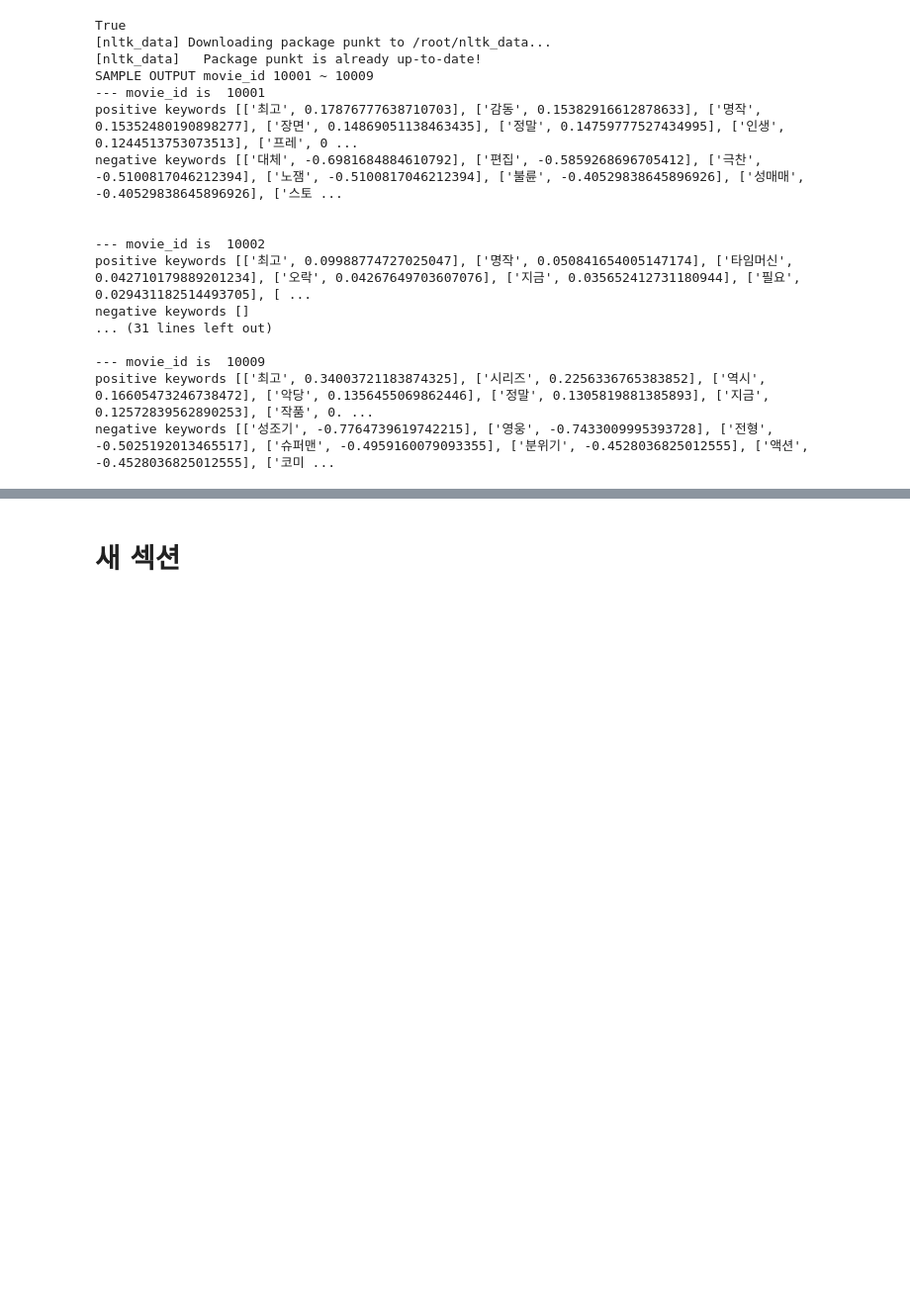
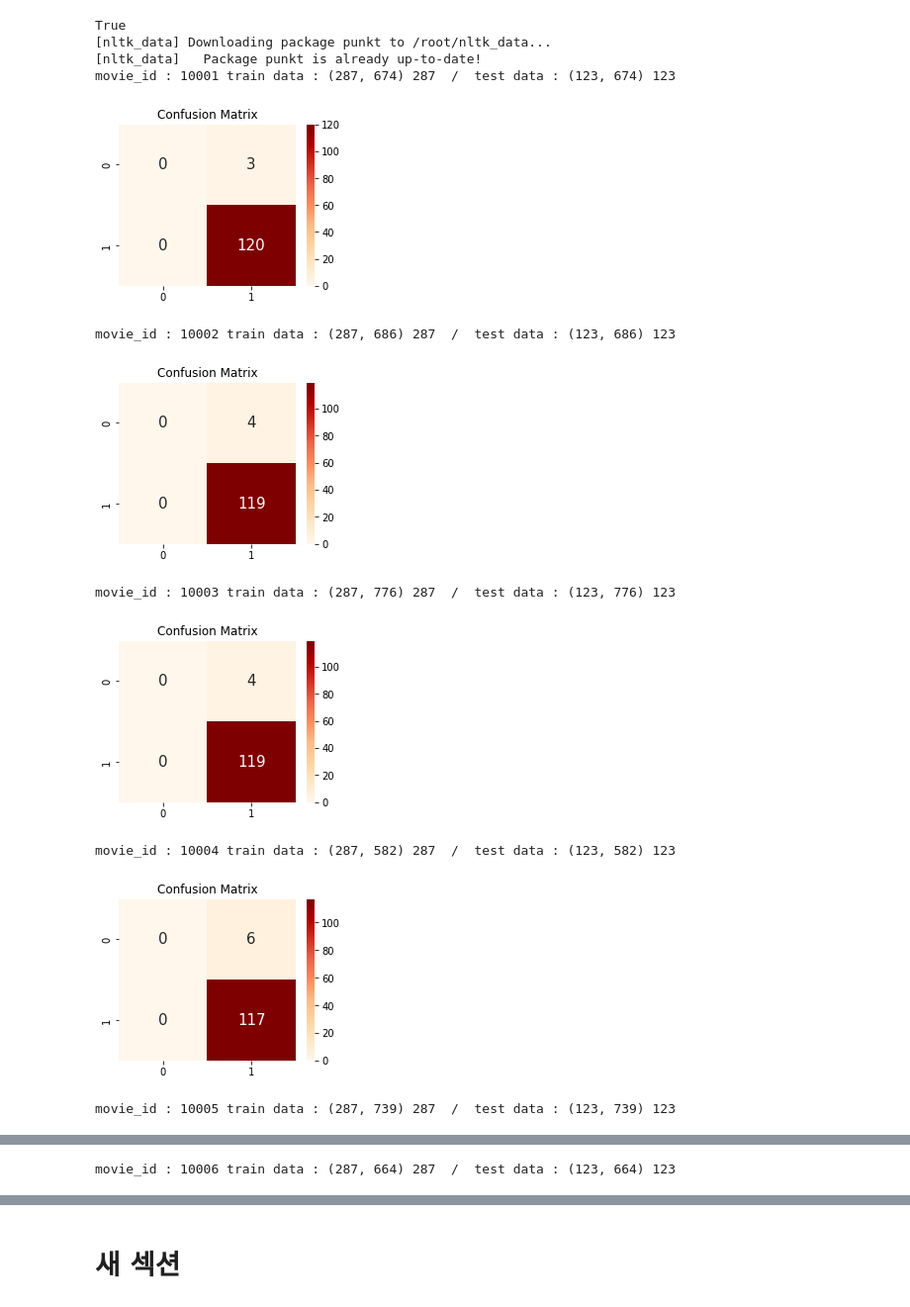
Before and after one commit to nooblette/InformationRetrieval-, a Jupyter notebook: MovieReview_SentimentAnalysis.ipynb, the cells around one changed output, grey strips where cells are left out. Shown at 99% size. Saved outputs shown, nothing was run; the diff lists cells and outputs as text; code cells hidden in the pictures; blank space fills up the shorter version.

```diff
--- a/MovieReview_SentimentAnalysis.ipynb
+++ b/MovieReview_SentimentAnalysis.ipynb
@@ -27,7 +27,7 @@ from konlpy.tag import Okt
 from sklearn.feature_extraction.text import CountVectorizer, TfidfTransformer
 from sklearn.model_selection import train_test_split
 from sklearn.linear_model import LogisticRegression
-from sklearn.metrics import accuracy_score, precision_score
+from sklearn.metrics import accuracy_score, precision_score, confusion_matrix
 
 import warnings
 warnings.filterwarnings('ignore')
@@ -68,9 +68,13 @@ for i in range(10001, 10010):
     # ***************************** #
     # ****** 데이터 가져오기 ****** #
     # ***************************** #
-    with urlopen("https://raw.githubusercontent.com/e9t/nsmc/master/raw/" + movie_id + ".json") as url:
-      review_json_file = url.read()
-      review_json = json.loads(review_json_file.decode('utf-8'))
+    with urlopen("https://raw.githubusercontent.com/e9t/nsmc/master/raw/" + movie_id + ".json") as url1, urlopen("https://raw.githubusercontent.com/nooblette/SentimentAnalysis/main/new_review_data/jsonfile_raw/" + movie_id + ".json") as url2:
+      review_json_file1 = url1.read()
+      review_json = json.loads(review_json_file1.decode('utf-8'))
+
+      review_json_file2 = url2.read()
+      review_json += json.loads(review_json_file2)
+
       # review, rating, movie_id = review_json[idx]['review'], review_json[idx]['rating'], review_json[idx]['movie_id']
 
       vect = CountVectorizer(tokenizer = lambda x: text_cleaning(x))
@@ -106,8 +110,9 @@ for i in range(10001, 10010):
       x_train, x_test, y_train, y_test = train_test_split(x, y, test_size = 0.3, random_state=1)
 
       # train, test data set size 확인
-      # print("train data : ", x_train.shape, len(y_train), end="  /  ")
-      # print("test data : ", x_test.shape, len(y_test))
+      print("movie_id :", movie_id, end = ' ')
+      print("train data :", x_train.shape, len(y_train), end="  /  ")
+      print("test data :", x_test.shape, len(y_test))
 
 
 
@@ -131,6 +136,12 @@ for i in range(10001, 10010):
       #print('accuracy: %.2f' % accuracy_score(y_test, y_pred))
       #print('precision: %.2f' % precision_score(y_test, y_pred))
 
+      confu = confusion_matrix(y_true = y_test, y_pred = y_pred)
+
+      plt.figure(figsize=(4, 3))
+      sns.heatmap(confu, annot=True, annot_kws={'size':15}, cmap='OrRd', fmt='.10g')
+      plt.title('Confusion Matrix')
+      plt.show()
 
 
       # ***************************************** #
@@ -161,44 +172,39 @@ for i in range(10001, 10010):
   except HTTPError as e:
     continue
 
 print("SAMPLE OUTPUT movie_id 10001 ~ 10009")
 for i in range(10001, 10010):
   i = str(i)
   print('--- movie_id is ', i)
   print('positive keywords', movie_id_feeling_keywords[i]['positive'])
   print('negative keywords', movie_id_feeling_keywords[i]['negative'])
   print('\n')
 
 f = open("output.txt", "w", encoding = 'utf-8')
 
 for movie_id, keywords in movie_id_feeling_keywords.items():
   positive = keywords['positive']
   negative = keywords['negative']
   f.write(f'{movie_id} : {positive}, {negative}\n')
 
 f.close()
 
 
 # References
 # https://hyemin-kim.github.io/2020/08/29/E-Python-TextMining-2/
 # https://rfriend.tistory.com/475
 # https://www.ranks.nl/stopwords/korean
 # https://shakeratos.tistory.com/18
 # %% [output]
 True
 [nltk_data] Downloading package punkt to /root/nltk_data...
 [nltk_data]   Package punkt is already up-to-date!
-SAMPLE OUTPUT movie_id 10001 ~ 10009
---- movie_id is  10001
-positive keywords [['최고', 0.17876777638710703], ['감동', 0.15382916612878633], ['명작', 0.15352480190898277], ['장면', 0.14869051138463435], ['정말', 0.14759777527434995], ['인생', 0.1244513753073513], ['프레', 0 ...
-negative keywords [['대체', -0.6981684884610792], ['편집', -0.5859268696705412], ['극찬', -0.5100817046212394], ['노잼', -0.5100817046212394], ['불륜', -0.40529838645896926], ['성매매', -0.40529838645896926], ['스토 ...
-
-
---- movie_id is  10002
-positive keywords [['최고', 0.09988774727025047], ['명작', 0.050841654005147174], ['타임머신', 0.042710179889201234], ['오락', 0.04267649703607076], ['지금', 0.035652412731180944], ['필요', 0.029431182514493705], [ ...
-negative keywords []
-... (31 lines left out)
-
---- movie_id is  10009
-positive keywords [['최고', 0.34003721183874325], ['시리즈', 0.2256336765383852], ['역시', 0.16605473246738472], ['악당', 0.1356455069862446], ['정말', 0.1305819881385893], ['지금', 0.12572839562890253], ['작품', 0. ...
-negative keywords [['성조기', -0.7764739619742215], ['영웅', -0.7433009995393728], ['전형', -0.5025192013465517], ['슈퍼맨', -0.4959160079093355], ['분위기', -0.4528036825012555], ['액션', -0.4528036825012555], ['코미 ...
+movie_id : 10001 train data : (287, 674) 287  /  test data : (123, 674) 123
+[figure, added]
+movie_id : 10002 train data : (287, 686) 287  /  test data : (123, 686) 123
+[figure, added]
+movie_id : 10003 train data : (287, 776) 287  /  test data : (123, 776) 123
+[figure, added]
+movie_id : 10004 train data : (287, 582) 287  /  test data : (123, 582) 123
+[figure, added]
+movie_id : 10005 train data : (287, 739) 287  /  test data : (123, 739) 123
@@ -204,0 +212 @@ negative keywords [['성조기', -0.7764739619742215], ['영웅', -0.74330099953
+movie_id : 10006 train data : (287, 664) 287  /  test data : (123, 664) 123
```
Also changed, not shown: parts of 1 cell of this notebook.
